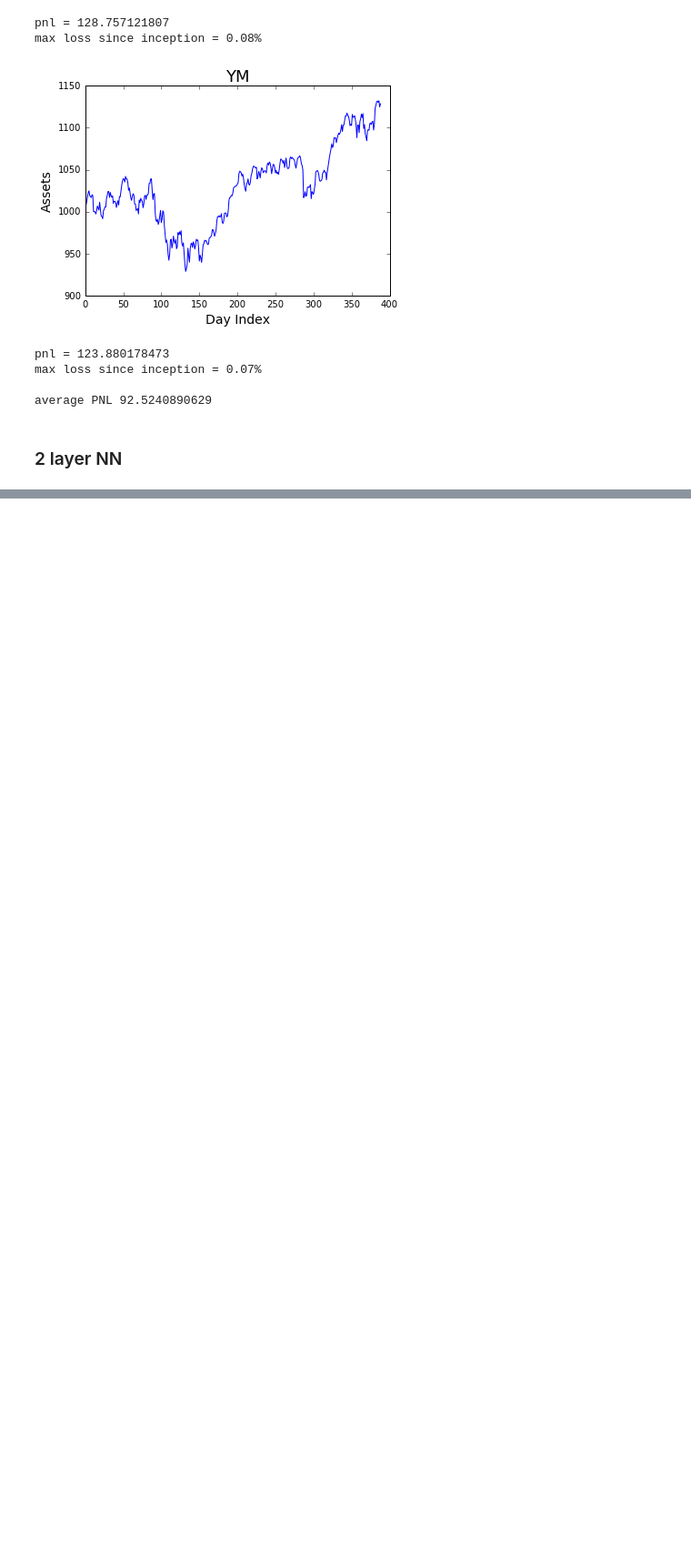
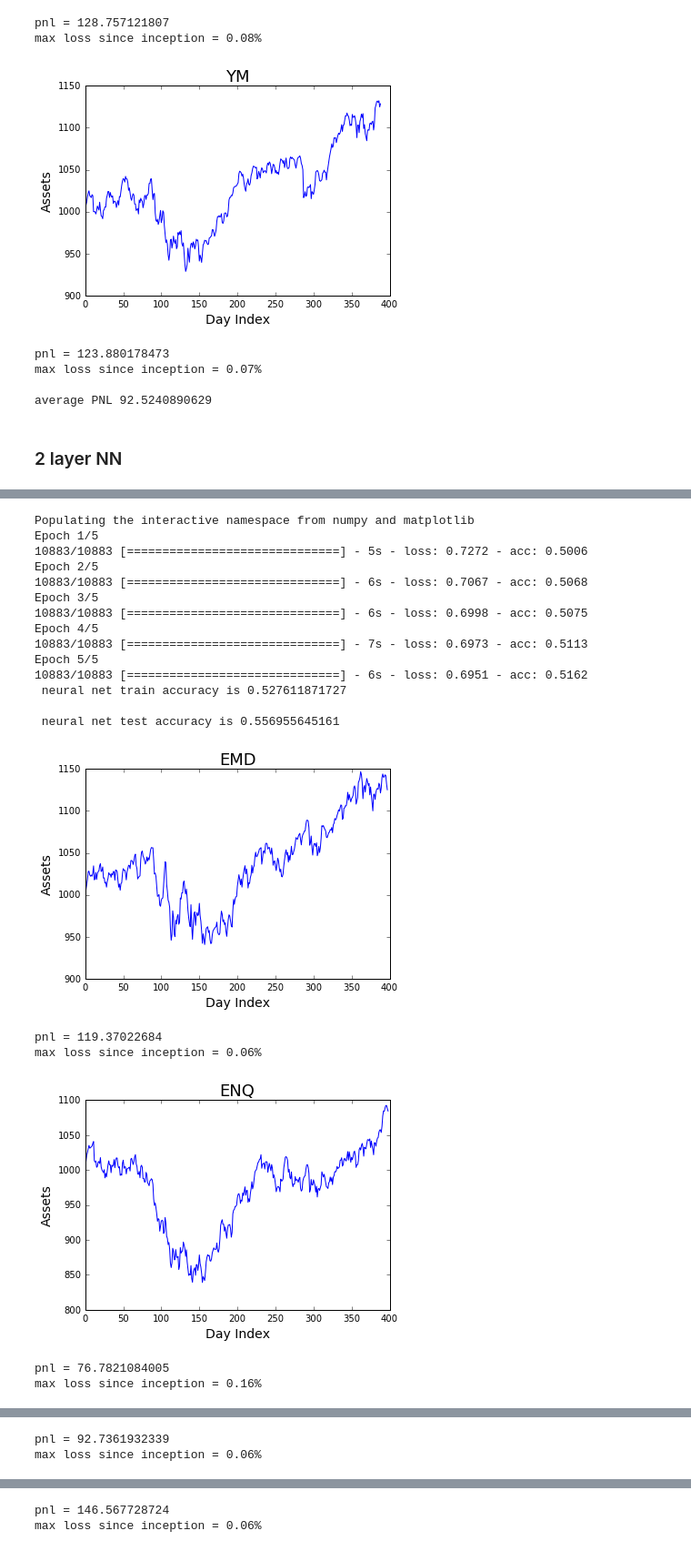
Before and after one commit to Dsinghbailey/futures_predictor, a Jupyter notebook: Main.ipynb, the cells around one changed output, grey strips where cells are left out. Shown at 91% size. Cells and saved outputs as stored; diff of their text form; code cells hidden in the pictures; blank space fills up the shorter version.

```diff
--- a/Main.ipynb
+++ b/Main.ipynb
@@ -394,0 +606,26 @@ average PNL 108.748591525
+# %%
+from performance import draw_nn
+%pylab inline
+
+draw_nn(train_mds, test_mds, 'op3layerdrop')
+# %% [output]
+Populating the interactive namespace from numpy and matplotlib
+Epoch 1/5
+10883/10883 [==============================] - 5s - loss: 0.7272 - acc: 0.5006
+Epoch 2/5
+10883/10883 [==============================] - 6s - loss: 0.7067 - acc: 0.5068
+Epoch 3/5
+10883/10883 [==============================] - 6s - loss: 0.6998 - acc: 0.5075
+Epoch 4/5
+10883/10883 [==============================] - 7s - loss: 0.6973 - acc: 0.5113
+Epoch 5/5
+10883/10883 [==============================] - 6s - loss: 0.6951 - acc: 0.5162
+ neural net train accuracy is 0.527611871727
+
+ neural net test accuracy is 0.556955645161
+[figure, added]
+pnl = 119.37022684
+max loss since inception = 0.06%
+[figure, added]
+pnl = 76.7821084005
+max loss since inception = 0.16%
@@ -394,0 +633,2 @@ average PNL 108.748591525
+pnl = 92.7361932339
+max loss since inception = 0.06%
@@ -394,0 +636,2 @@ average PNL 108.748591525
+pnl = 146.567728724
+max loss since inception = 0.06%
```
Also changed, not shown: parts of 25 cells of this notebook, 5 other files.
